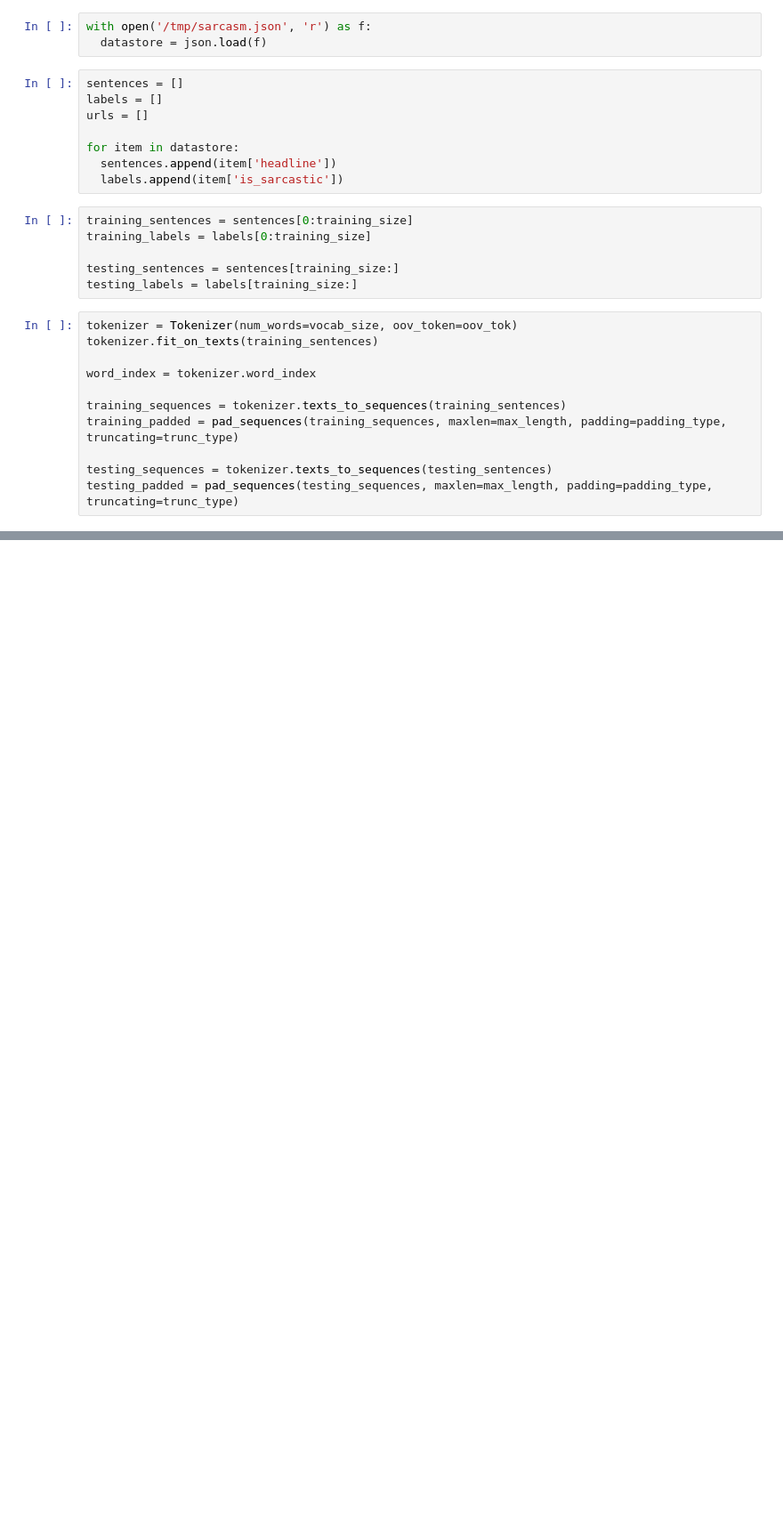
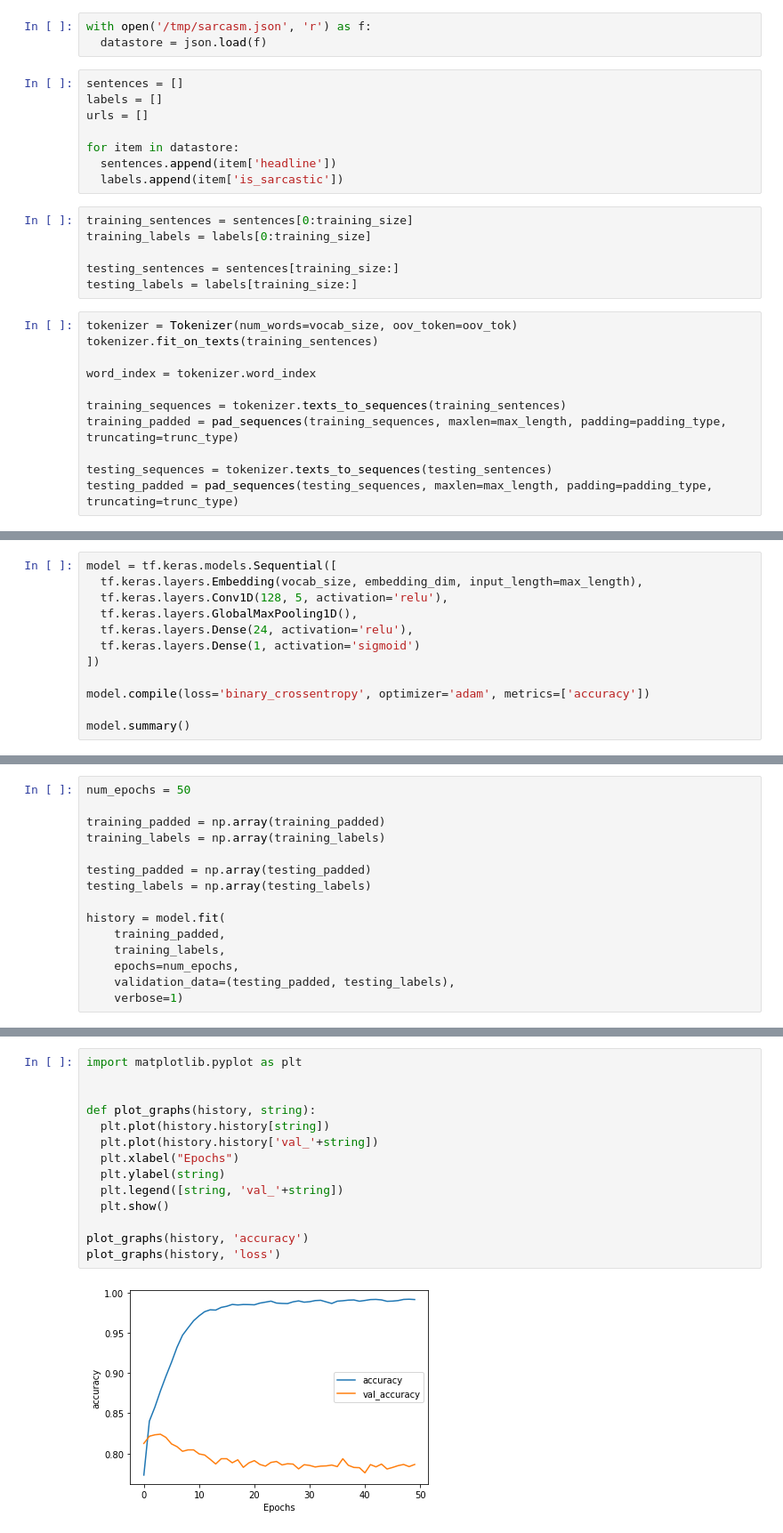
Before and after one commit to finesketch/deep_learning, a Jupyter notebook: 3. Natural Language Processing in TensorFlow/Course3_Part3_Lesson2b.ipynb, the cells around one changed output, grey strips where cells are left out. Shown at 89% size. Saved outputs shown, nothing was run; the diff lists cells and outputs as text; blank space fills up the shorter version.

```diff
--- a/3. Natural Language Processing in TensorFlow/Course3_Part3_Lesson2b.ipynb
+++ b/3. Natural Language Processing in TensorFlow/Course3_Part3_Lesson2b.ipynb
@@ -54,0 +62,12 @@ model = tf.keras.models.Sequential([
+# %%
+model = tf.keras.models.Sequential([
+  tf.keras.layers.Embedding(vocab_size, embedding_dim, input_length=max_length),
+  tf.keras.layers.Conv1D(128, 5, activation='relu'),
+  tf.keras.layers.GlobalMaxPooling1D(),
+  tf.keras.layers.Dense(24, activation='relu'),
+  tf.keras.layers.Dense(1, activation='sigmoid')
+])
+
+model.compile(loss='binary_crossentropy', optimizer='adam', metrics=['accuracy'])
+
+model.summary()
@@ -54,0 +93,15 @@ model = tf.keras.models.Sequential([
+# %%
+num_epochs = 50
+
+training_padded = np.array(training_padded)
+training_labels = np.array(training_labels)
+
+testing_padded = np.array(testing_padded)
+testing_labels = np.array(testing_labels)
+
+history = model.fit(
+    training_padded,
+    training_labels,
+    epochs=num_epochs,
+    validation_data=(testing_padded, testing_labels),
+    verbose=1)
@@ -54,0 +126,16 @@ model = tf.keras.models.Sequential([
+# %%
+import matplotlib.pyplot as plt
+
+
+def plot_graphs(history, string):
+  plt.plot(history.history[string])
+  plt.plot(history.history['val_'+string])
+  plt.xlabel("Epochs")
+  plt.ylabel(string)
+  plt.legend([string, 'val_'+string])
+  plt.show()
+
+plot_graphs(history, 'accuracy')
+plot_graphs(history, 'loss')
+# %% [output]
+[figure, added]
```
Also changed, not shown: parts of 5 cells of this notebook.
